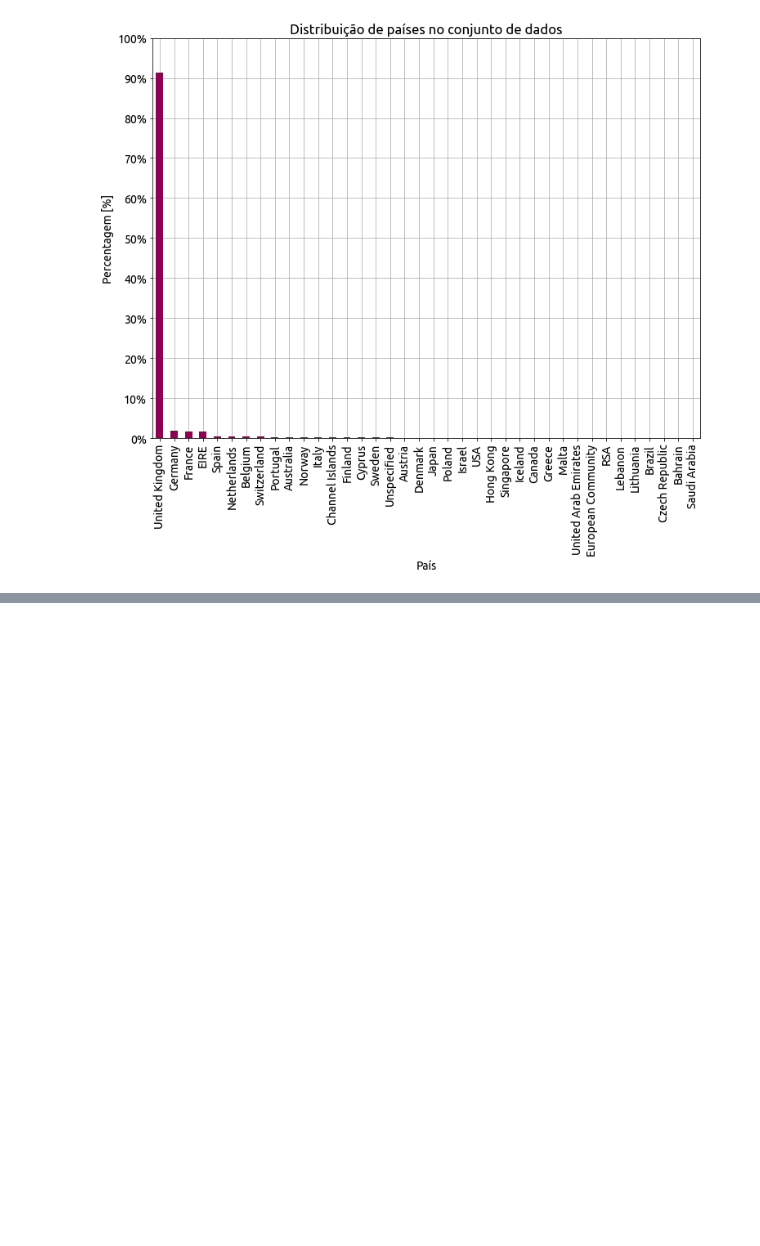
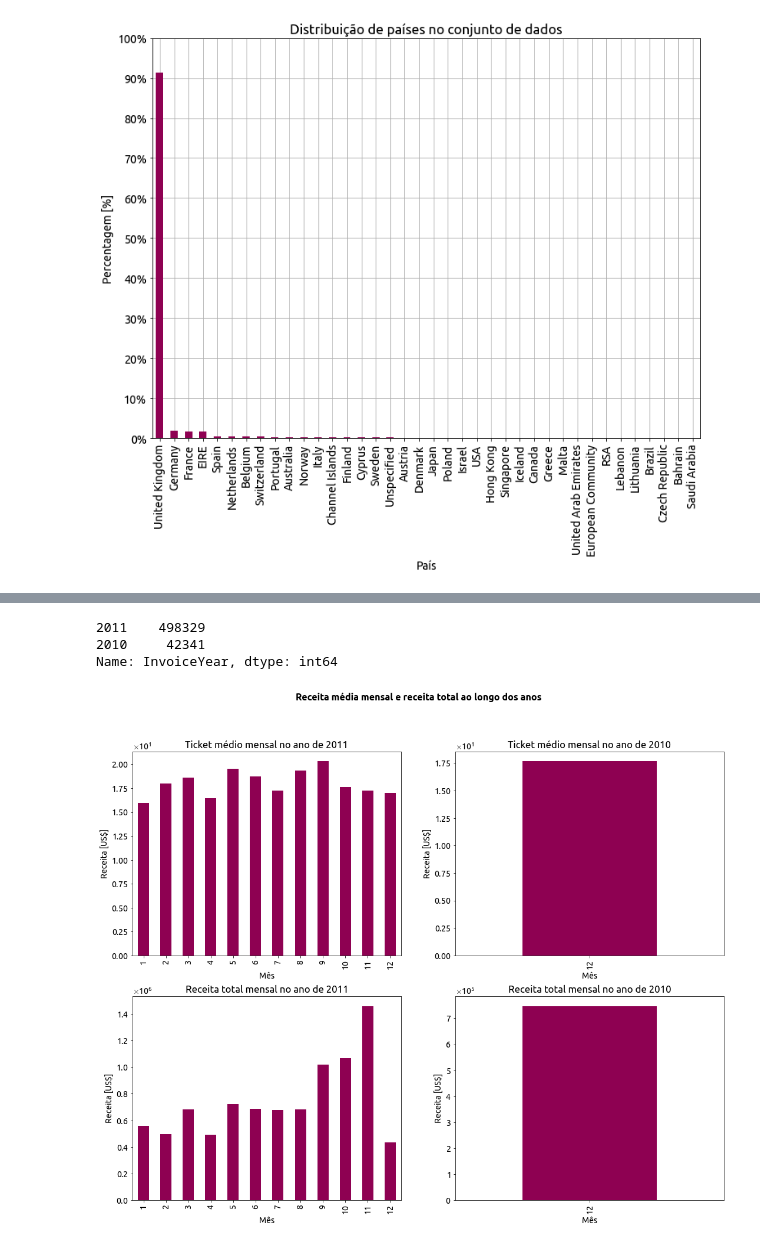
Before and after one commit to pesadaum/teste-estagio-bagy, a Jupyter notebook: teste_bagy.ipynb, the cells around one changed output, grey strips where cells are left out. Saved outputs shown, nothing was run; the diff lists cells and outputs as text; code cells hidden in the pictures; blank space fills up the shorter version.

```diff
--- a/teste_bagy.ipynb
+++ b/teste_bagy.ipynb
@@ -153,0 +228,44 @@ plt.show()
+# %%
+df['InvoiceYear'].value_counts()
+# %% [output]
+2011    498329
+2010     42341
+Name: InvoiceYear, dtype: int64
+# %%
+year1, year2 = df['InvoiceYear'].value_counts().keys()
+
+group_y1 = df[df['InvoiceYear'] == year1].groupby('InvoiceMonth')
+group_y2 = df[df['InvoiceYear'] == year2].groupby('InvoiceMonth')
+# %%
+
+f, axs = plt.subplots(nrows=2, ncols=2, figsize=(18, 14))
+
+f.suptitle('Receita média mensal e receita total ao longo dos anos',
+           fontweight='bold', fontsize=16)
+
+group_y1.mean()['Income'].plot.bar(ax=axs[0, 0], cmap='PiYG')
+group_y2.mean()['Income'].plot.bar(ax=axs[0, 1], cmap='PiYG')
+
+group_y1.sum()['Income'].plot.bar(ax=axs[1, 0], cmap='PiYG')
+group_y2.sum()['Income'].plot.bar(ax=axs[1, 1], cmap='PiYG')
+
+for ax in axs.flat:
+    ax.set(
+        ylabel='Receita [US$]',
+        xlabel='Mês')
+
+    ax.ticklabel_format(
+        axis='y',
+        style='sci',
+        useMathText=True,
+        scilimits=(0, 0))
+
+
+axs[0, 0].set_title(f'Ticket médio mensal no ano de {year1}')
+axs[0, 1].set_title(f'Ticket médio mensal no ano de {year2}')
+axs[1, 0].set_title(f'Receita total mensal no ano de {year1}')
+axs[1, 1].set_title(f'Receita total mensal no ano de {year2}')
+
+plt.show()
+# %% [output]
+[figure, added]
```
Also changed, not shown: parts of 30 cells of this notebook, 1 other file.
